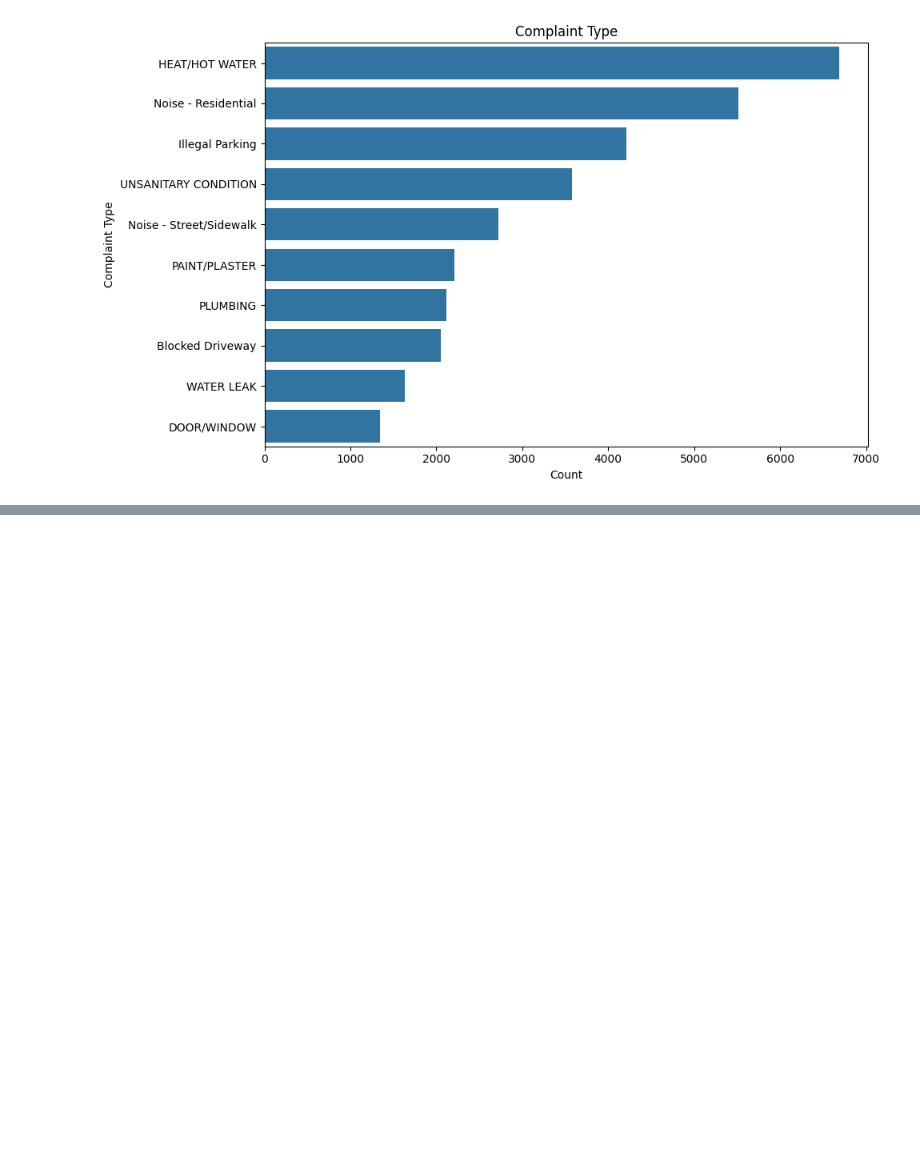
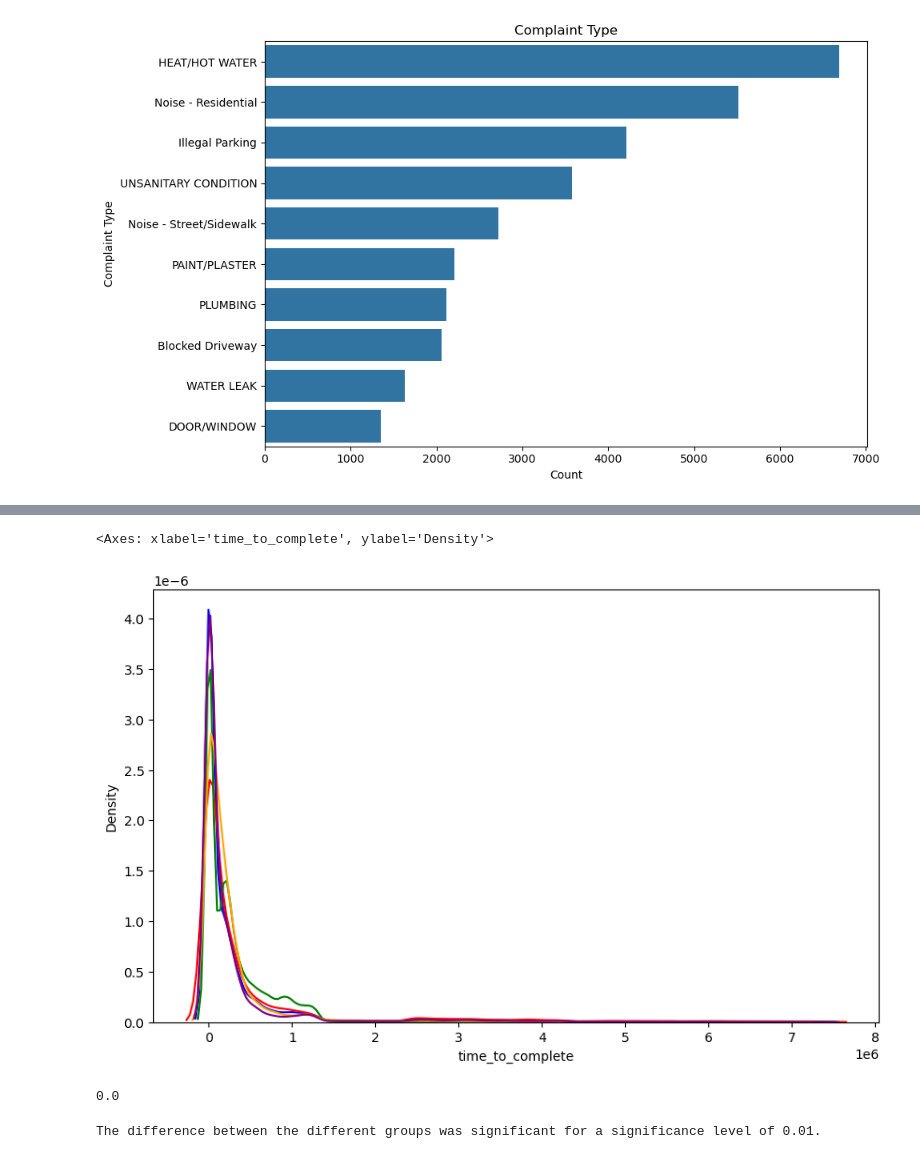
Before and after one commit to DavidS36/311-Requests-Project, a Jupyter notebook: Phase1Project_311ServiceRequests.ipynb, the cells around one changed output, grey strips where cells are left out. Cells and saved outputs as stored; diff of their text form; code cells hidden in the pictures; blank space fills up the shorter version.

```diff
--- a/Phase1Project_311ServiceRequests.ipynb
+++ b/Phase1Project_311ServiceRequests.ipynb
@@ -435,0 +629,16 @@ zip_srs(11226)
+# %%
+BROOKLYN_rt = nyc_2023_ttc[nyc_2023_ttc['Borough'] == 'BROOKLYN']['time_to_complete']
+MANHATTAN_rt = nyc_2023_ttc[nyc_2023_ttc['Borough'] == 'MANHATTAN']['time_to_complete']
+BRONX_rt = nyc_2023_ttc[nyc_2023_ttc['Borough'] == 'BRONX']['time_to_complete']
+STATEN_ISLAND_rt = nyc_2023_ttc[nyc_2023_ttc['Borough'] == 'STATEN ISLAND']['time_to_complete']
+QUEENS_rt = nyc_2023_ttc[nyc_2023_ttc['Borough'] == 'QUEENS']['time_to_complete']
+# %%
+plt.figure(figsize=(10, 6))
+sns.kdeplot(BROOKLYN_rt, label=('BROOKLYN'), color='blue')
+sns.kdeplot(MANHATTAN_rt, label=('MANHATTAN'), color='red')
+sns.kdeplot(BRONX_rt, label=('BRONX'), color='green')
+sns.kdeplot(STATEN_ISLAND_rt, label=('STATEN ISLAND'), color='orange')
+sns.kdeplot(QUEENS_rt, label=('QUEENS'), color='purple')
+# %% [output]
+<Axes: xlabel='time_to_complete', ylabel='Density'>
+[figure, added]
@@ -435,0 +647,8 @@ zip_srs(11226)
+# %%
+p_value
+# %% [output]
+0.0
+# %%
+test_f_oneway()
+# %% [output]
+The difference between the different groups was significant for a significance level of 0.01.
```
Also changed, not shown: parts of 39 cells of this notebook.
